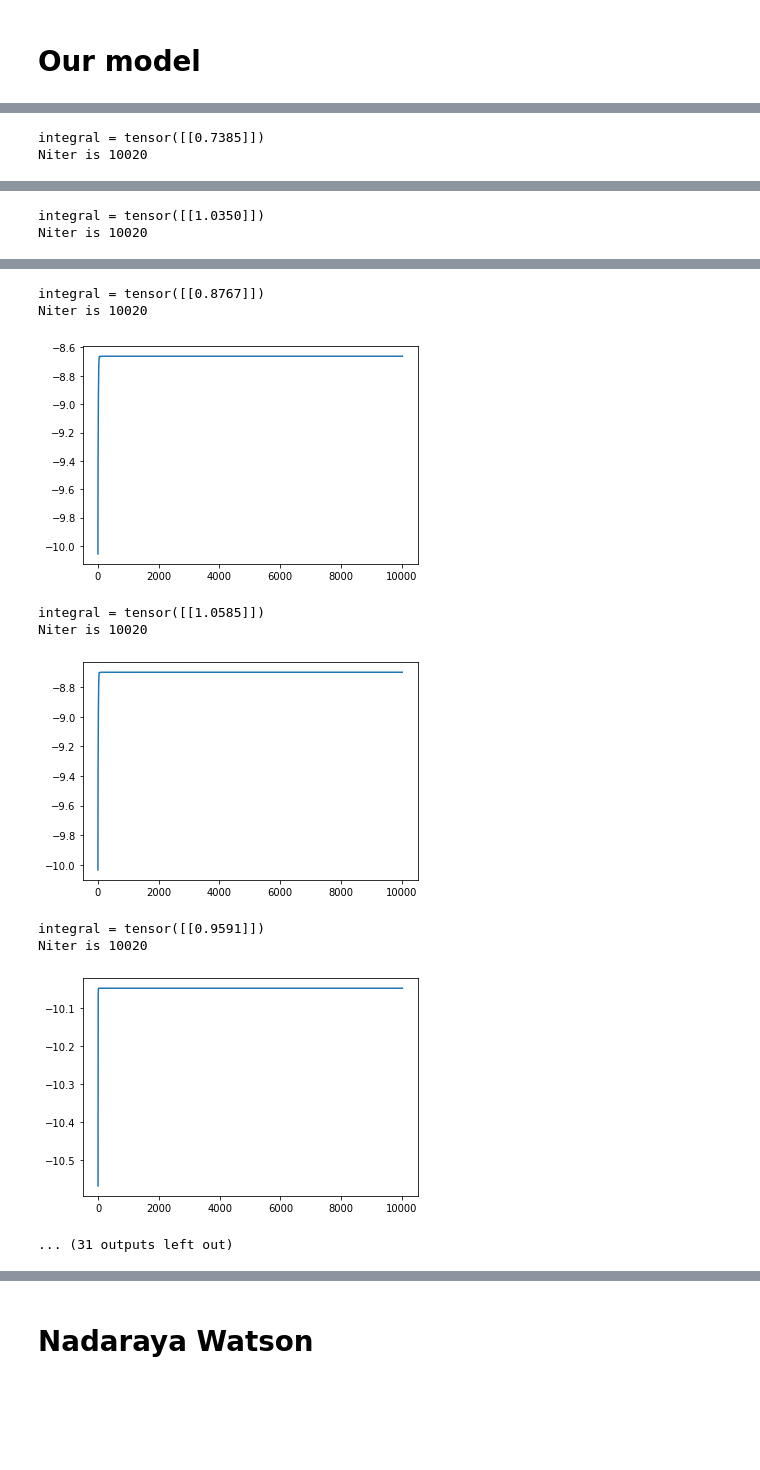
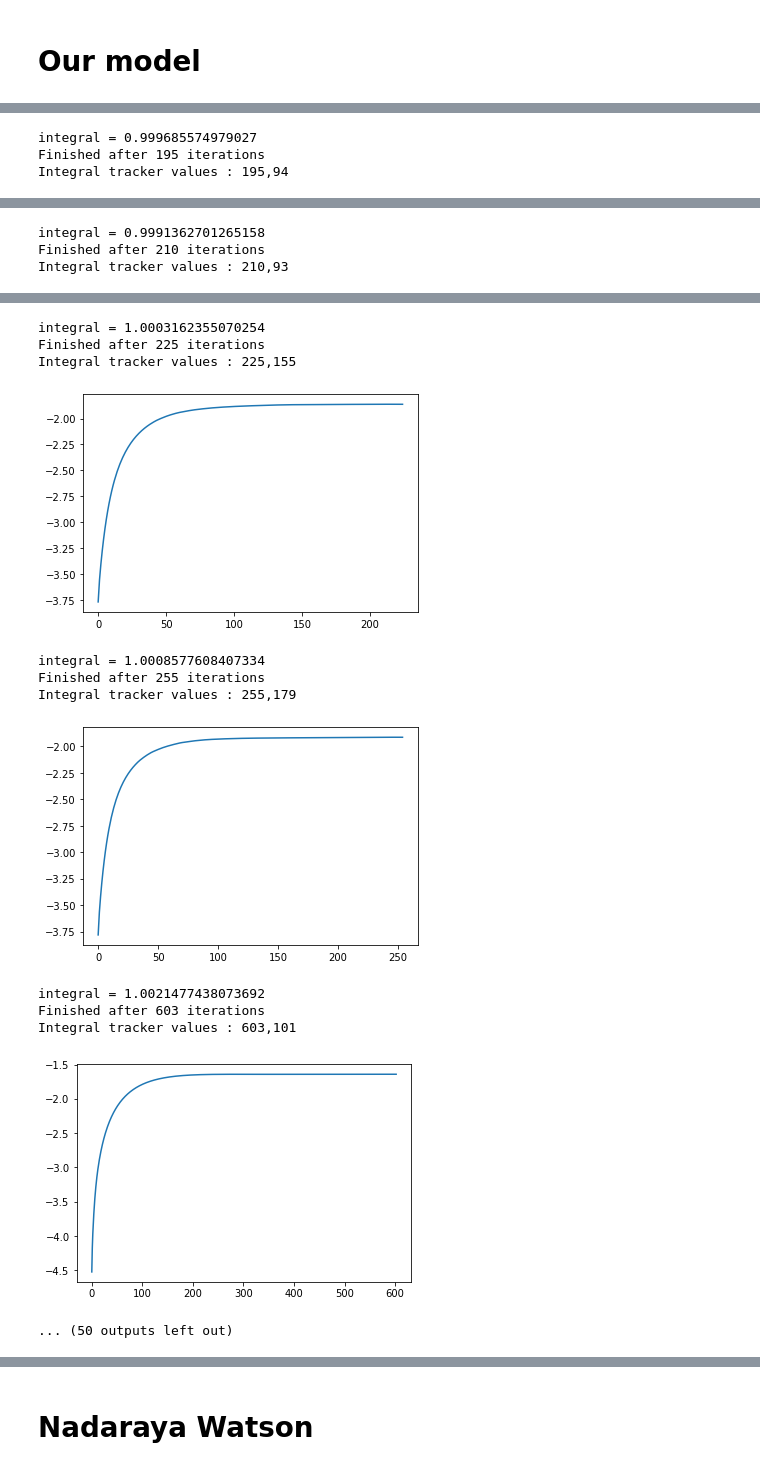
Before and after one commit to umarteau/non_negative_model, a Jupyter notebook: npm_nnf/density_estimation/Density_experiments-Copy1.ipynb, the cells around one changed output, grey strips where cells are left out. Cells and saved outputs as stored; diff of their text form; code cells hidden in the pictures; blank space fills up the shorter version.

```diff
--- a/npm_nnf/density_estimation/Density_experiments-Copy1.ipynb
+++ b/npm_nnf/density_estimation/Density_experiments-Copy1.ipynb
@@ -283,0 +87,10 @@ torch.save(ydata_set,pt_path+'ydata_linear1.pt')
+# %%
+version = 1
+filename = f'models/lin_model_1D_{version}.pickle'
+loaded_model = pickle.load(open(filename, 'rb'))
+df = pd.DataFrame(loaded_model['cross_valid'])
+data_set = loaded_model['data_set']
+params_best = df[df['rank_test_score'] == 1].iloc[0]['params']
+print(params_best)
+model = utils.LinearEstimator(**params_best)
+model.fit(data_set)
@@ -328,8 +136,11 @@ def makepx(data_set,la,sigma = 1,Niter = 1000):
 # %%
-from sklearn.model_selection import GridSearchCV
-parameters = {'sigma' : [0.1,0.5,1,5,10], 'la' : np.logspace(-10,0,10),'Niter' : [None],'mu_base' : [mu_base],'eta_base' : [eta_base]}
+parameters = {'sigma' : np.logspace(-1,1,3), 'la' : np.logspace(-3,-2,2),'Niter' : ['auto'],'mu_base' : [mu_base],'eta_base' : [eta_base]}
 X = data_set
-model = utils.QuadraticEstimator(mu_base = mu_base,eta_base = eta_base)
+model = utils.QuadraticEstimator()
 clf = GridSearchCV(model, parameters,cv = 5)
 clf.fit(X)
+clf_info = {'cross_valid' : clf.cv_results_,'data_set' : data_set}
+version = 1
+filename = f'models/our_model_1D_{version}.pickle'
+pickle.dump(clf_info, open(filename, 'wb'))
 # %% [output]
@@ -338,2 +150,3 @@ Niter is 10020
-integral = tensor([[0.7385]])
-Niter is 10020
+integral = 0.999685574979027
+Finished after 195 iterations
+Integral tracker values : 195,94
@@ -341,2 +154,3 @@ Niter is 10020
-integral = tensor([[1.0350]])
-Niter is 10020
+integral = 0.9991362701265158
+Finished after 210 iterations
+Integral tracker values : 210,93
@@ -344,10 +158,13 @@ Niter is 10020
-integral = tensor([[0.8767]])
-Niter is 10020
+integral = 1.0003162355070254
+Finished after 225 iterations
+Integral tracker values : 225,155
-[figure, old version]
+[figure, new version]
-integral = tensor([[1.0585]])
-Niter is 10020
+integral = 1.0008577608407334
+Finished after 255 iterations
+Integral tracker values : 255,179
-[figure, old version]
+[figure, new version]
-integral = tensor([[0.9591]])
-Niter is 10020
+integral = 1.0021477438073692
+Finished after 603 iterations
+Integral tracker values : 603,101
-[figure, old version]
+[figure, new version]
-... (31 outputs left out)
+... (50 outputs left out)
```
Also changed, not shown: parts of 40 cells of this notebook, 8 other files.
